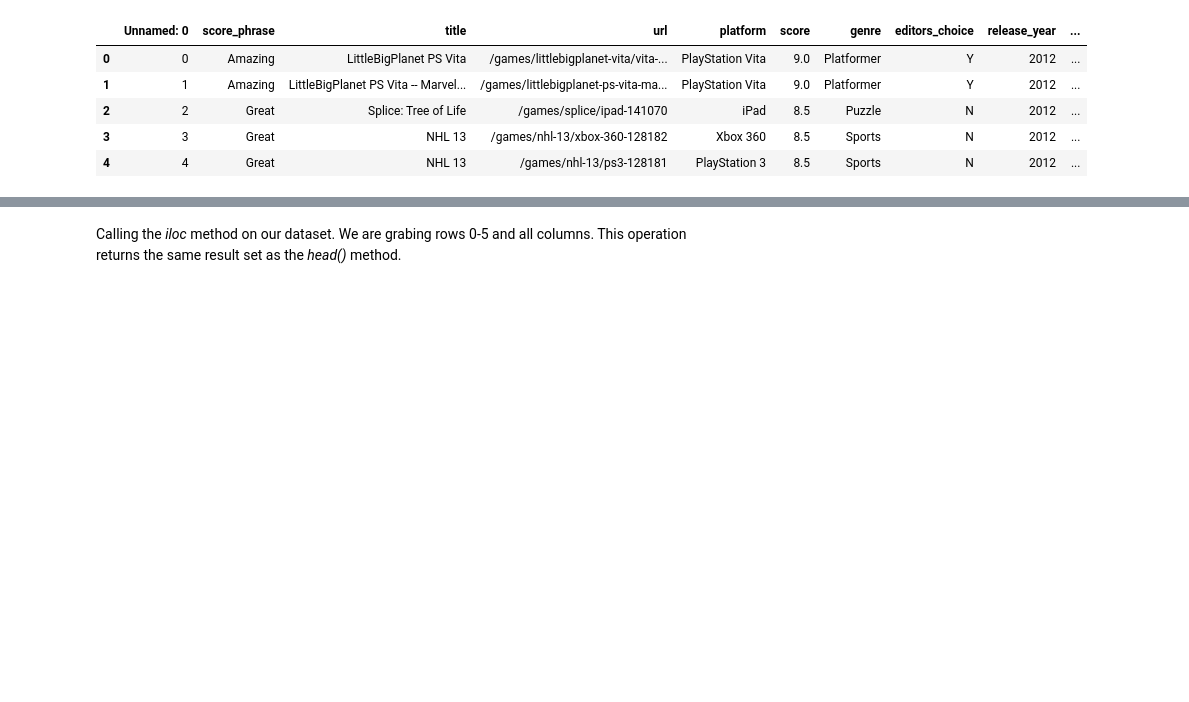
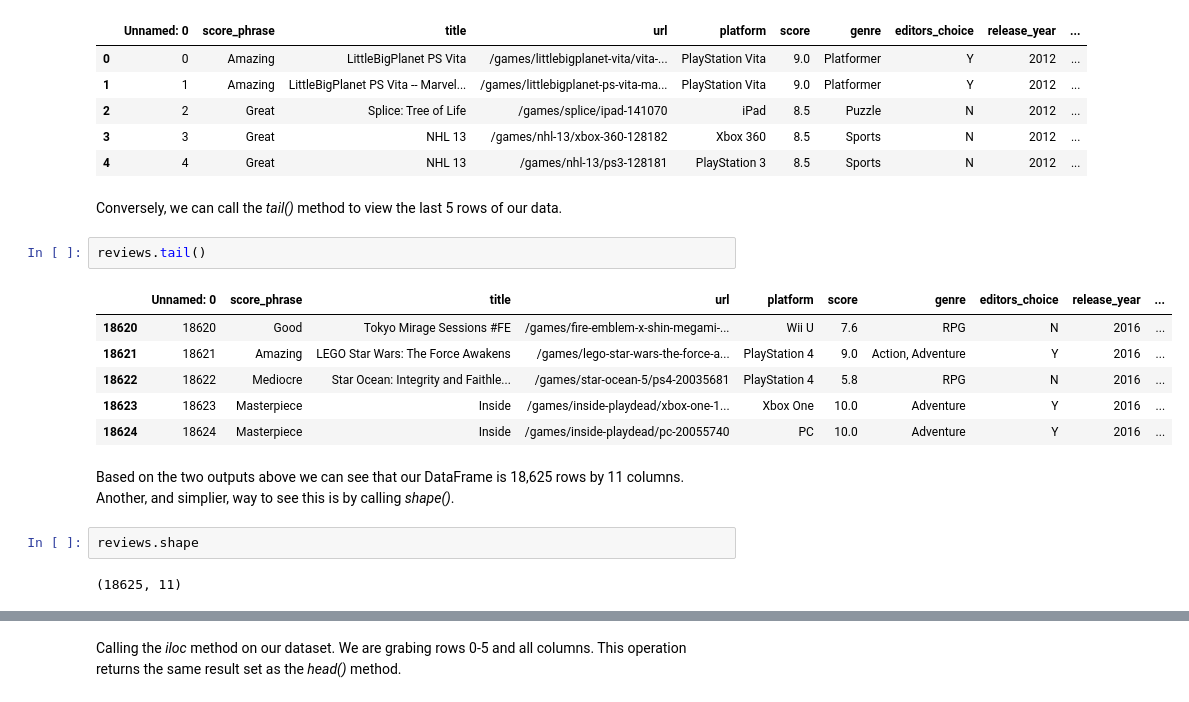
Before and after one commit to Jared-Ervin/IGN-Jupyter, a Jupyter notebook: Notebooks/ign.ipynb, the cells around one changed output, grey strips where cells are left out. Saved outputs shown, nothing was run; the diff lists cells and outputs as text; blank space fills up the shorter version.

```diff
--- a/Notebooks/ign.ipynb
+++ b/Notebooks/ign.ipynb
@@ -41,3 +41,20 @@ reviews.head()
 | 2 | 2 | Great | Splice: Tree of Life | /games/splice/ipad-141070 | iPad | 8.5 | Puzzle | N | 2012 | ... |
 | 3 | 3 | Great | NHL 13 | /games/nhl-13/xbox-360-128182 | Xbox 360 | 8.5 | Sports | N | 2012 | ... |
 | 4 | 4 | Great | NHL 13 | /games/nhl-13/ps3-128181 | PlayStation 3 | 8.5 | Sports | N | 2012 | ... |
+# %% [markdown]
+Conversely, we can call the *tail()* method to view the last 5 rows of our data.
+# %%
+reviews.tail()
+# %% [output]
+|  | Unnamed: 0 | score_phrase | title | url | platform | score | genre | editors_choice | release_year | ... |
+| 18620 | 18620 | Good | Tokyo Mirage Sessions #FE | /games/fire-emblem-x-shin-megami-... | Wii U | 7.6 | RPG | N | 2016 | ... |
+| 18621 | 18621 | Amazing | LEGO Star Wars: The Force Awakens | /games/lego-star-wars-the-force-a... | PlayStation 4 | 9.0 | Action, Adventure | Y | 2016 | ... |
+| 18622 | 18622 | Mediocre | Star Ocean: Integrity and Faithle... | /games/star-ocean-5/ps4-20035681 | PlayStation 4 | 5.8 | RPG | N | 2016 | ... |
+| 18623 | 18623 | Masterpiece | Inside | /games/inside-playdead/xbox-one-1... | Xbox One | 10.0 | Adventure | Y | 2016 | ... |
+| 18624 | 18624 | Masterpiece | Inside | /games/inside-playdead/pc-20055740 | PC | 10.0 | Adventure | Y | 2016 | ... |
+# %% [markdown]
+Based on the two outputs above we can see that our DataFrame is 18,625 rows by 11 columns. Another, and simplier, way to see this is by calling *shape()*.
+# %%
+reviews.shape
+# %% [output]
+(18625, 11)
```
Also changed, not shown: parts of 6 cells of this notebook.
